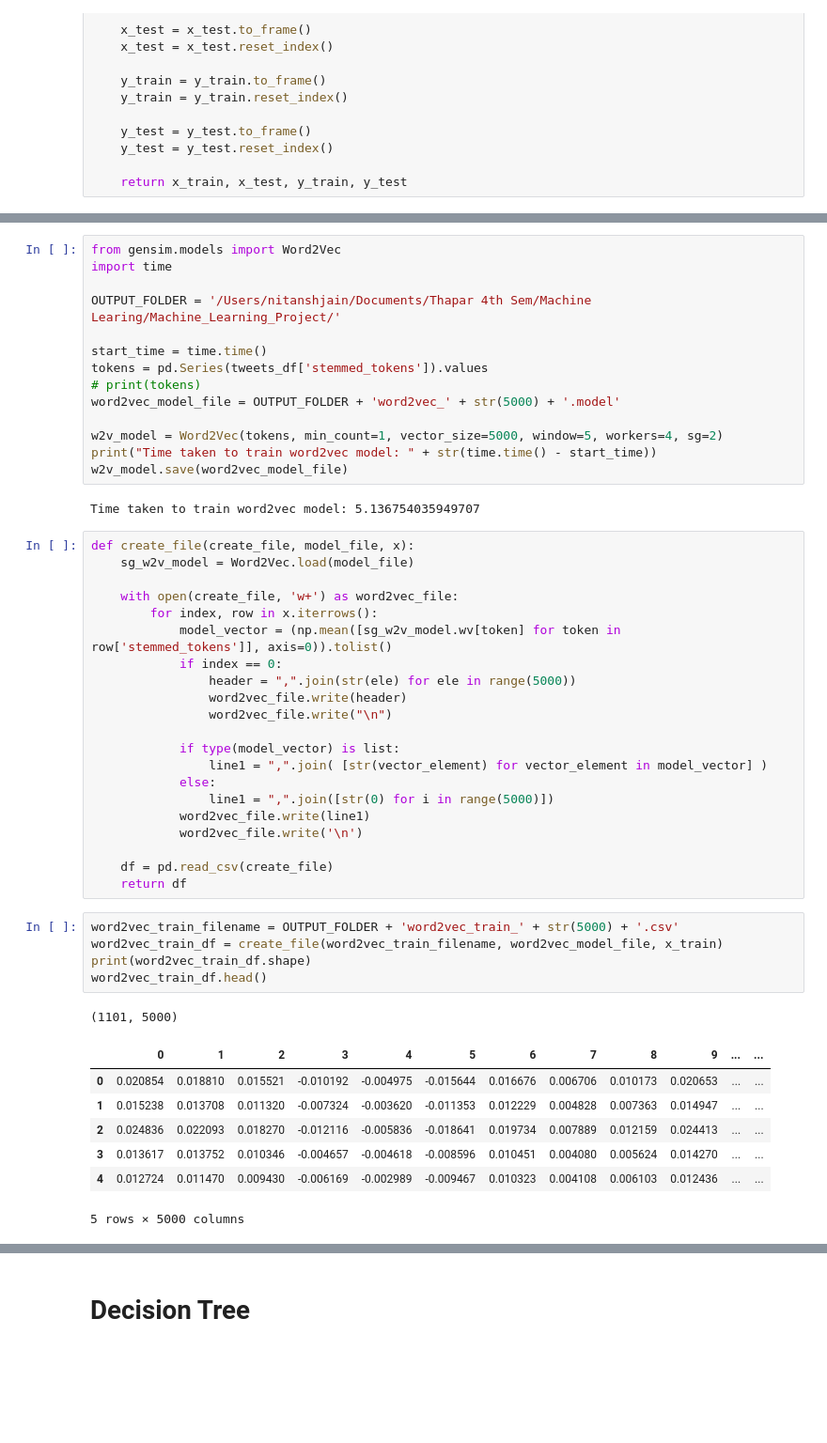
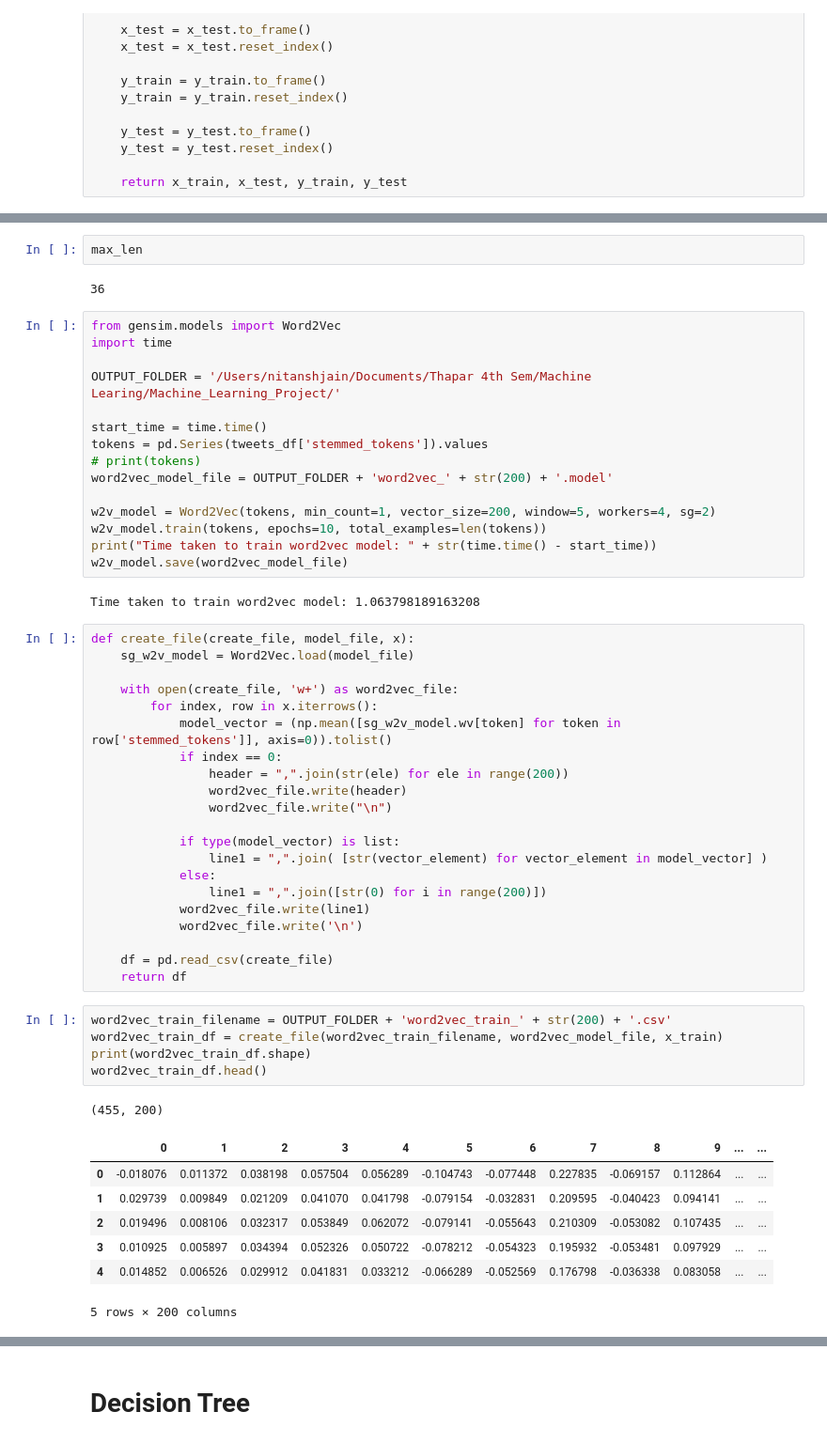
Before and after one commit to nitanshjain/twitter_data_analysis, a Jupyter notebook: word_embeddings.ipynb, the cells around one changed output, grey strips where cells are left out. Shown: that part at 94% size. Cells and saved outputs as stored; diff of their text form; blank space fills up the shorter version.

```diff
--- a/word_embeddings.ipynb
+++ b/word_embeddings.ipynb
@@ -136,3 +149,7 @@ print(y_test.head())
+# %%
+max_len
+# %% [output]
+36
 # %%
 from gensim.models import Word2Vec
 import time
@@ -142,13 +159,14 @@ OUTPUT_FOLDER = '/Users/nitanshjain/Documents/Thapar 4th Sem/Machine Learing/Mac
 start_time = time.time()
 tokens = pd.Series(tweets_df['stemmed_tokens']).values
 # print(tokens)
-word2vec_model_file = OUTPUT_FOLDER + 'word2vec_' + str(5000) + '.model'
+word2vec_model_file = OUTPUT_FOLDER + 'word2vec_' + str(200) + '.model'
 
-w2v_model = Word2Vec(tokens, min_count=1, vector_size=5000, window=5, workers=4, sg=2)
+w2v_model = Word2Vec(tokens, min_count=1, vector_size=200, window=5, workers=4, sg=2)
+w2v_model.train(tokens, epochs=10, total_examples=len(tokens))
 print("Time taken to train word2vec model: " + str(time.time() - start_time))
 w2v_model.save(word2vec_model_file)
 # %% [output]
-Time taken to train word2vec model: 5.136754035949707
+Time taken to train word2vec model: 1.063798189163208
 # %%
 def create_file(create_file, model_file, x):
     sg_w2v_model = Word2Vec.load(model_file)
@@ -157,31 +175,31 @@ def create_file(create_file, model_file, x):
         for index, row in x.iterrows():
             model_vector = (np.mean([sg_w2v_model.wv[token] for token in row['stemmed_tokens']], axis=0)).tolist()
             if index == 0:
-                header = ",".join(str(ele) for ele in range(5000))
+                header = ",".join(str(ele) for ele in range(200))
                 word2vec_file.write(header)
                 word2vec_file.write("\n")
 
             if type(model_vector) is list:
                 line1 = ",".join( [str(vector_element) for vector_element in model_vector] )
             else:
-                line1 = ",".join([str(0) for i in range(5000)])
+                line1 = ",".join([str(0) for i in range(200)])
             word2vec_file.write(line1)
             word2vec_file.write('\n')
 
     df = pd.read_csv(create_file)
     return df
 # %%
-word2vec_train_filename = OUTPUT_FOLDER + 'word2vec_train_' + str(5000) + '.csv'
+word2vec_train_filename = OUTPUT_FOLDER + 'word2vec_train_' + str(200) + '.csv'
 word2vec_train_df = create_file(word2vec_train_filename, word2vec_model_file, x_train)
 print(word2vec_train_df.shape)
 word2vec_train_df.head()
 # %% [output]
-(1101, 5000)
+(455, 200)
 |  | 0 | 1 | 2 | 3 | 4 | 5 | 6 | 7 | 8 | 9 | ... | ... |
-| 0 | 0.020854 | 0.018810 | 0.015521 | -0.010192 | -0.004975 | -0.015644 | 0.016676 | 0.006706 | 0.010173 | 0.020653 | ... | ... |
-| 1 | 0.015238 | 0.013708 | 0.011320 | -0.007324 | -0.003620 | -0.011353 | 0.012229 | 0.004828 | 0.007363 | 0.014947 | ... | ... |
-| 2 | 0.024836 | 0.022093 | 0.018270 | -0.012116 | -0.005836 | -0.018641 | 0.019734 | 0.007889 | 0.012159 | 0.024413 | ... | ... |
-| 3 | 0.013617 | 0.013752 | 0.010346 | -0.004657 | -0.004618 | -0.008596 | 0.010451 | 0.004080 | 0.005624 | 0.014270 | ... | ... |
-| 4 | 0.012724 | 0.011470 | 0.009430 | -0.006169 | -0.002989 | -0.009467 | 0.010323 | 0.004108 | 0.006103 | 0.012436 | ... | ... |
+| 0 | -0.018076 | 0.011372 | 0.038198 | 0.057504 | 0.056289 | -0.104743 | -0.077448 | 0.227835 | -0.069157 | 0.112864 | ... | ... |
+| 1 | 0.029739 | 0.009849 | 0.021209 | 0.041070 | 0.041798 | -0.079154 | -0.032831 | 0.209595 | -0.040423 | 0.094141 | ... | ... |
+| 2 | 0.019496 | 0.008106 | 0.032317 | 0.053849 | 0.062072 | -0.079141 | -0.055643 | 0.210309 | -0.053082 | 0.107435 | ... | ... |
+| 3 | 0.010925 | 0.005897 | 0.034394 | 0.052326 | 0.050722 | -0.078212 | -0.054323 | 0.195932 | -0.053481 | 0.097929 | ... | ... |
+| 4 | 0.014852 | 0.006526 | 0.029912 | 0.041831 | 0.033212 | -0.066289 | -0.052569 | 0.176798 | -0.036338 | 0.083058 | ... | ... |
-5 rows × 5000 columns
+5 rows × 200 columns
 # %%
```
Also changed, not shown: parts of 15 cells of this notebook, 9 other files.
